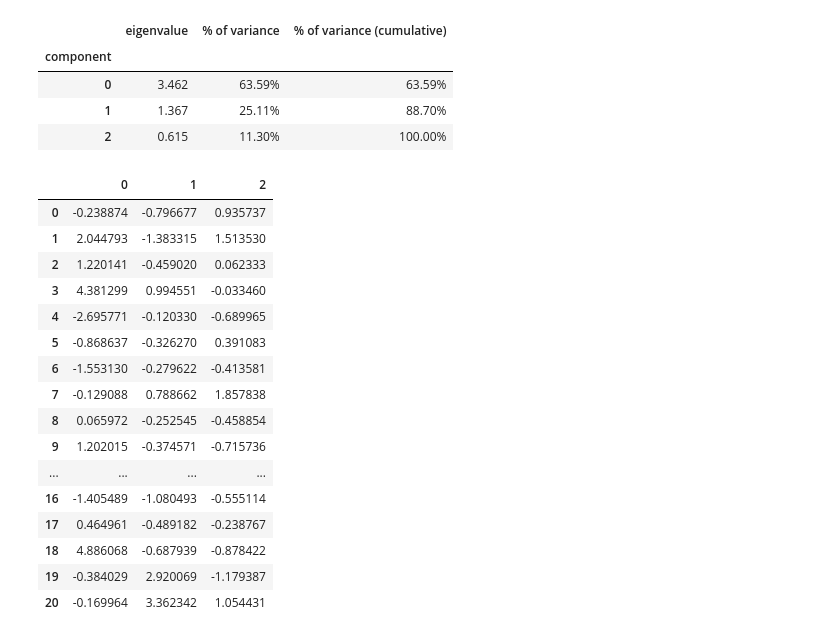
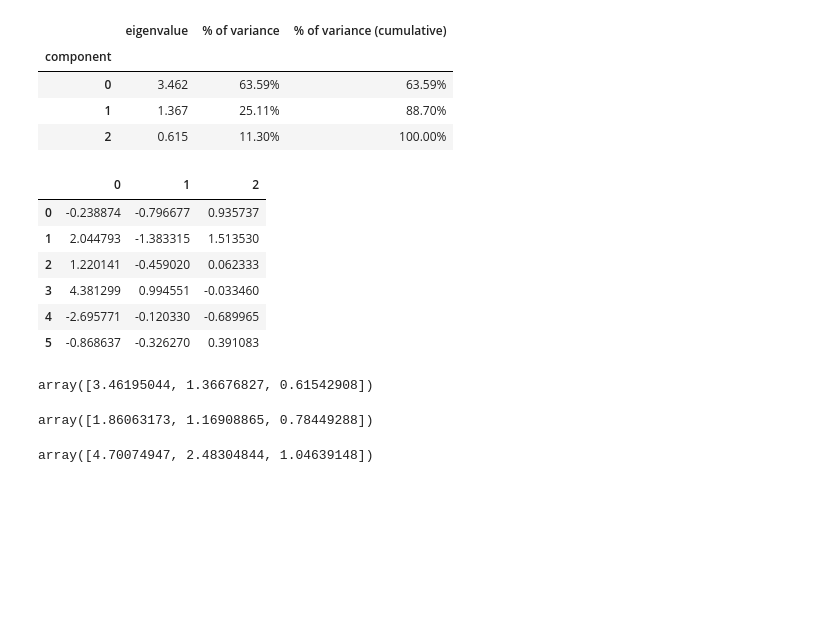
Before and after one commit to enfantbenidedieu/scientisttools, a Jupyter notebook: mfa2_prince.ipynb, the cells around one changed output. Drawn from its saved outputs; the diff is of its cells as text; code cells hidden in the pictures; blank space fills up the shorter version.

```diff
--- a/notebooks/mfa2_prince.ipynb
+++ b/mfa2_prince.ipynb
@@ -104,22 +104,25 @@ mfa.eigenvalues_summary
 | 1 | 1.367 | 25.11% | 88.70% |
 | 2 | 0.615 | 11.30% | 100.00% |
 # %%
-mfa.row_coordinates(wine2)
+mfa.row_coordinates(wine2).head(6)
 # %% [output]
 |  | 0 | 1 | 2 |
 | 0 | -0.238874 | -0.796677 | 0.935737 |
 | 1 | 2.044793 | -1.383315 | 1.513530 |
 | 2 | 1.220141 | -0.459020 | 0.062333 |
 | 3 | 4.381299 | 0.994551 | -0.033460 |
 | 4 | -2.695771 | -0.120330 | -0.689965 |
 | 5 | -0.868637 | -0.326270 | 0.391083 |
-| 6 | -1.553130 | -0.279622 | -0.413581 |
-| 7 | -0.129088 | 0.788662 | 1.857838 |
-| 8 | 0.065972 | -0.252545 | -0.458854 |
-| 9 | 1.202015 | -0.374571 | -0.715736 |
-| ... | ... | ... | ... |
-| 16 | -1.405489 | -1.080493 | -0.555114 |
-| 17 | 0.464961 | -0.489182 | -0.238767 |
-| 18 | 4.886068 | -0.687939 | -0.878422 |
-| 19 | -0.384029 | 2.920069 | -1.179387 |
-| 20 | -0.169964 | 3.362342 | 1.054431 |
+# %%
+import numpy as np
+np.square(mfa.svd_.s)
+# %% [output]
+array([3.46195044, 1.36676827, 0.61542908])
+# %%
+mfa.svd_.s
+# %% [output]
+array([1.86063173, 1.16908865, 0.78449288])
+# %%
+mfa["after shaking"].eigenvalues_
+# %% [output]
+array([4.70074947, 2.48304844, 1.04639148])
```
Also changed, not shown: parts of 1 cell of this notebook, 9 other files.
